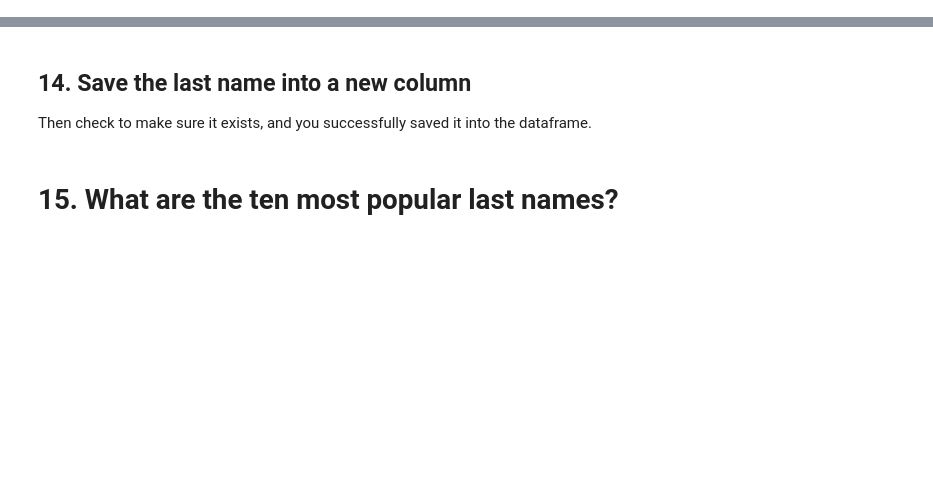
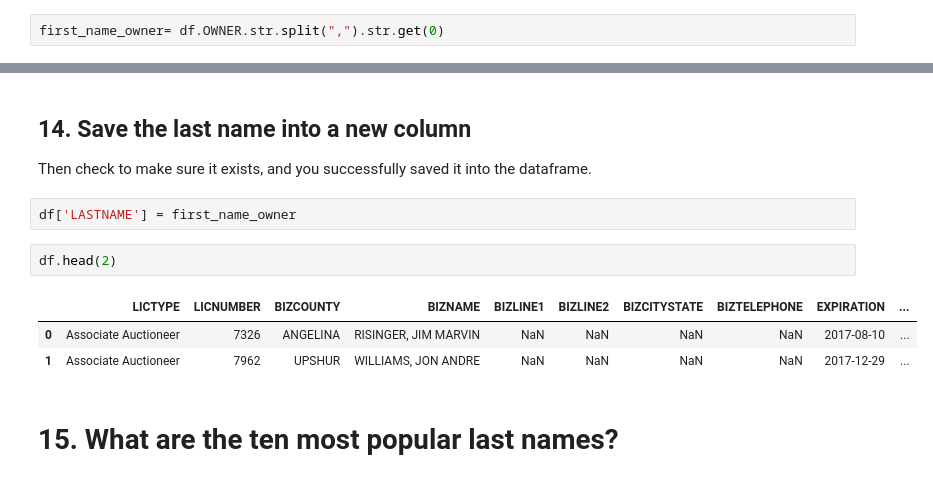
Before and after one commit to Suhailhassanbhat/Foundations-soma, a Jupyter notebook: homework_07/licensing/Licenses.ipynb, the cells around one changed output, grey strips where cells are left out. Cells and saved outputs as stored; diff of their text form; blank space fills up the shorter version.

```diff
--- a/homework_07/licensing/Licenses.ipynb
+++ b/homework_07/licensing/Licenses.ipynb
@@ -234,3 +257,5 @@ You want everything before the comma. We've done this before (in a few different
 * **Hint:** If you get an error about missing or `NaN` data, you might use `.fillna('')` to replace every empty owner name with an empty string. This might not happen to you, though, depending on how you do it!
 
 * **Hint:** You probably want to do `expand=False` on your extraction to make sure it comes out as a series instead of a dataframe.
+# %%
+first_name_owner= df.OWNER.str.split(",").str.get(0)
@@ -238,5 +283,13 @@ You want everything before the comma. We've done this before (in a few different
 ## 14. Save the last name into a new column
 
 Then check to make sure it exists, and you successfully saved it into the dataframe.
+# %%
+df['LASTNAME'] = first_name_owner
+# %%
+df.head(2)
+# %% [output]
+|  | LICTYPE | LICNUMBER | BIZCOUNTY | BIZNAME | BIZLINE1 | BIZLINE2 | BIZCITYSTATE | BIZTELEPHONE | EXPIRATION | ... |
+| 0 | Associate Auctioneer | 7326 | ANGELINA | RISINGER, JIM MARVIN | NaN | NaN | NaN | NaN | 2017-08-10 | ... |
+| 1 | Associate Auctioneer | 7962 | UPSHUR | WILLIAMS, JON ANDRE | NaN | NaN | NaN | NaN | 2017-12-29 | ... |
 # %% [markdown]
 # 15. What are the ten most popular last names?
```
Also changed, not shown: parts of 26 cells of this notebook.
